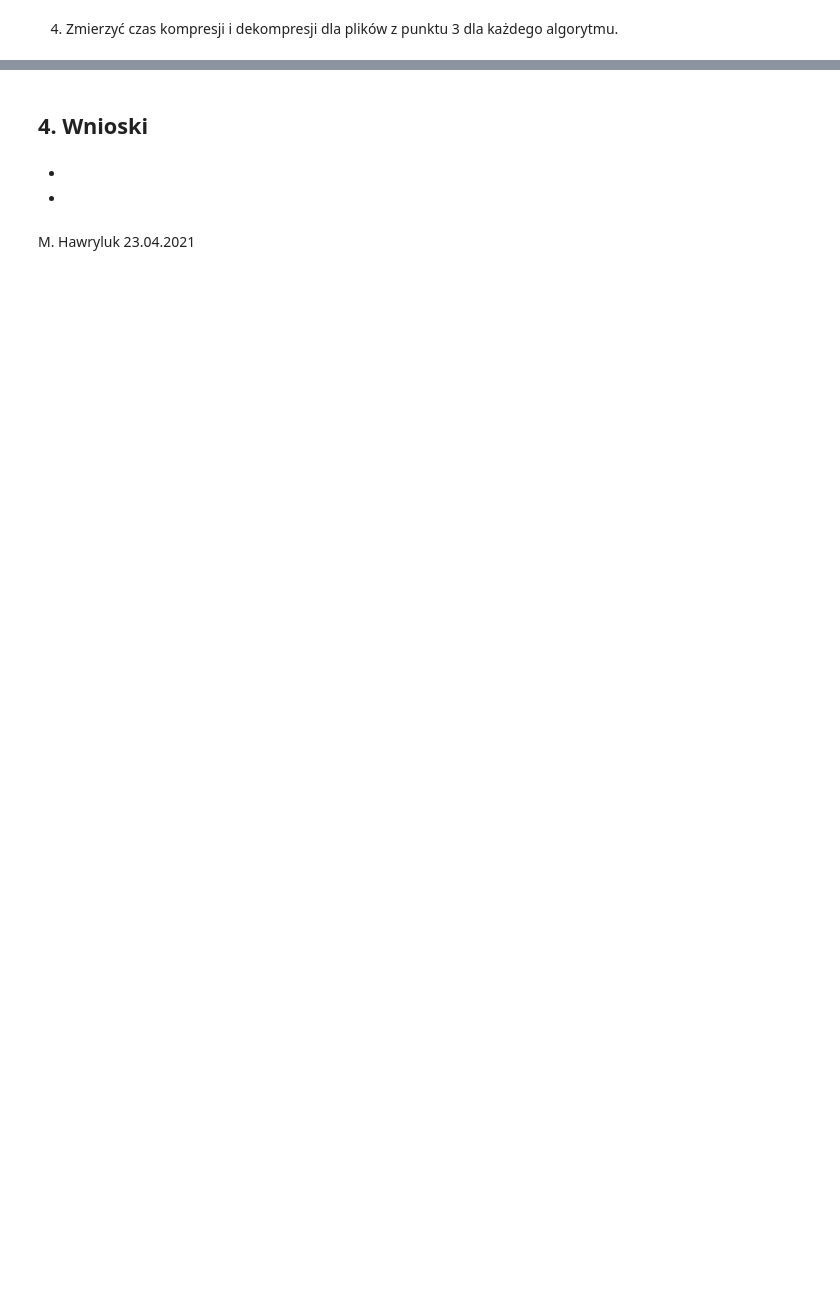
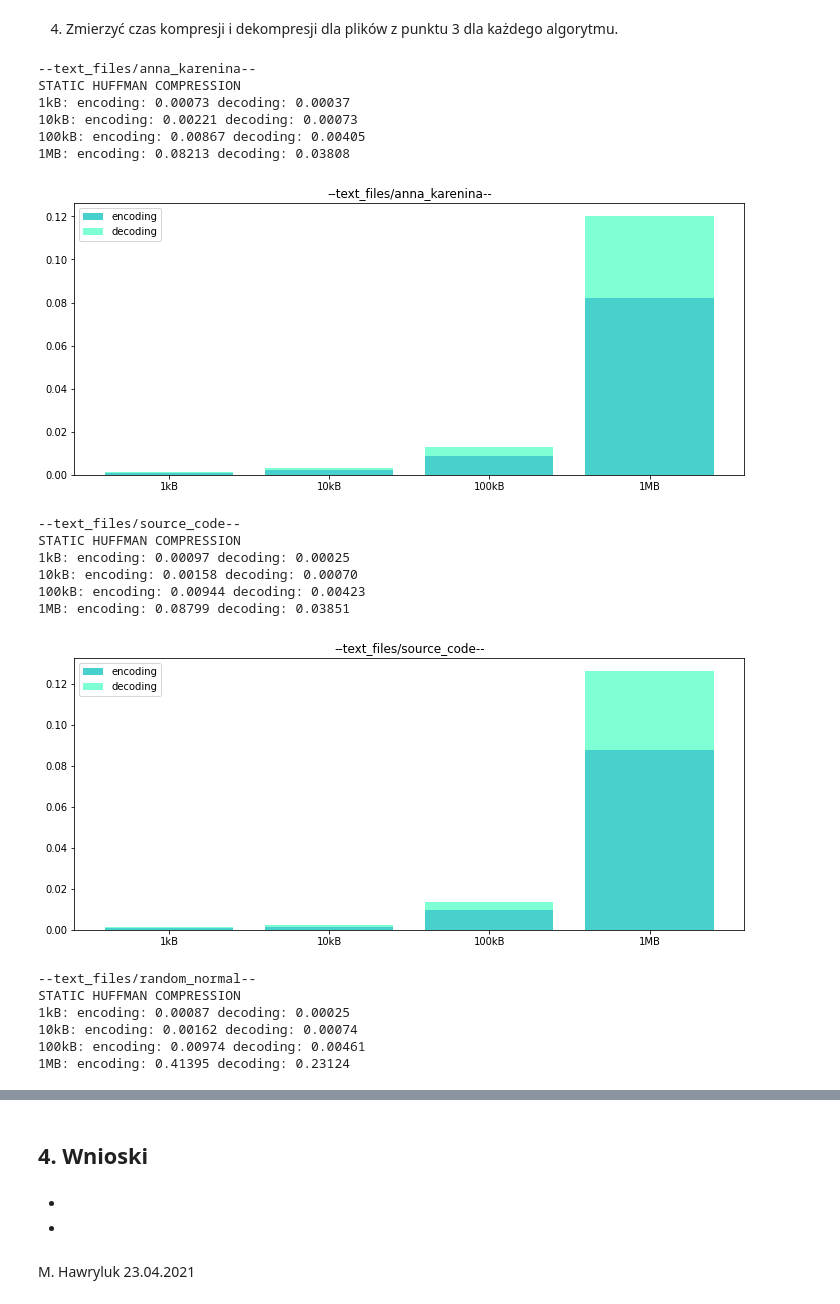
Before and after one commit to mhawryluk/text-algorithms, a Jupyter notebook: 3-text-compression/zad3.ipynb, the cells around one changed output, grey strips where cells are left out. Cells and saved outputs as stored; diff of their text form; code cells hidden in the pictures; blank space fills up the shorter version.

```diff
--- a/3-text-compression/zad3.ipynb
+++ b/3-text-compression/zad3.ipynb
@@ -218,2 +290,61 @@ with open('text_files/random_normal_full.txt', 'w') as f:
 # %% [markdown]
 4. Zmierzyć czas kompresji i dekompresji dla plików z punktu 3 dla każdego algorytmu.
+# %%
+def count_time(text):
+    encode_start = time()
+    encode(text, 'encoded')
+    encode_end = time()
+
+    decode_start = time()
+    decode('encoded')
+    decode_end = time()
+
+    return encode_end - encode_start, decode_end - decode_start
+# %%
+def plot_time(encode_time, decode_time, title, sizes):
+    fig, ax = plt.subplots(1, 1, figsize=(12, 5))
+
+    ax.set_title(title)
+    ax.bar(sizes, encode_times, color='mediumturquoise')
+    ax.bar(sizes, decode_times, bottom=encode_times, color='aquamarine')
+    ax.legend(labels=["encoding", "decoding"])
+
+    plt.show()
+# %%
+for files, texts in zip([book_files, source_code_files, random_normal_files], [books, source_codes, random_normals]):
+    file_type = f'--{"_".join(files[0].split("_")[:3])}--'
+    print(file_type)
+
+    print('static huffman compression'.upper())
+    encode_times = []
+    decode_times = []
+
+    for i, size in enumerate(sizes):
+        encode_time, decode_time = count_time(texts[i])
+        encode_times.append(encode_time)
+        decode_times.append(decode_time)
+        print(f'{size}: encoding: {encode_time:.5f} decoding: {decode_time:.5f}')
+    plot_time(encode_times, decode_times, file_type, sizes)
+
+    print()
+# %% [output]
+--text_files/anna_karenina--
+STATIC HUFFMAN COMPRESSION
+1kB: encoding: 0.00073 decoding: 0.00037
+10kB: encoding: 0.00221 decoding: 0.00073
+100kB: encoding: 0.00867 decoding: 0.00405
+1MB: encoding: 0.08213 decoding: 0.03808
+[figure, added]
+--text_files/source_code--
+STATIC HUFFMAN COMPRESSION
+1kB: encoding: 0.00097 decoding: 0.00025
+10kB: encoding: 0.00158 decoding: 0.00070
+100kB: encoding: 0.00944 decoding: 0.00423
+1MB: encoding: 0.08799 decoding: 0.03851
+[figure, added]
+--text_files/random_normal--
+STATIC HUFFMAN COMPRESSION
+1kB: encoding: 0.00087 decoding: 0.00025
+10kB: encoding: 0.00162 decoding: 0.00074
+100kB: encoding: 0.00974 decoding: 0.00461
+1MB: encoding: 0.41395 decoding: 0.23124
```
Also changed, not shown: parts of 9 cells of this notebook, 8 other files.
